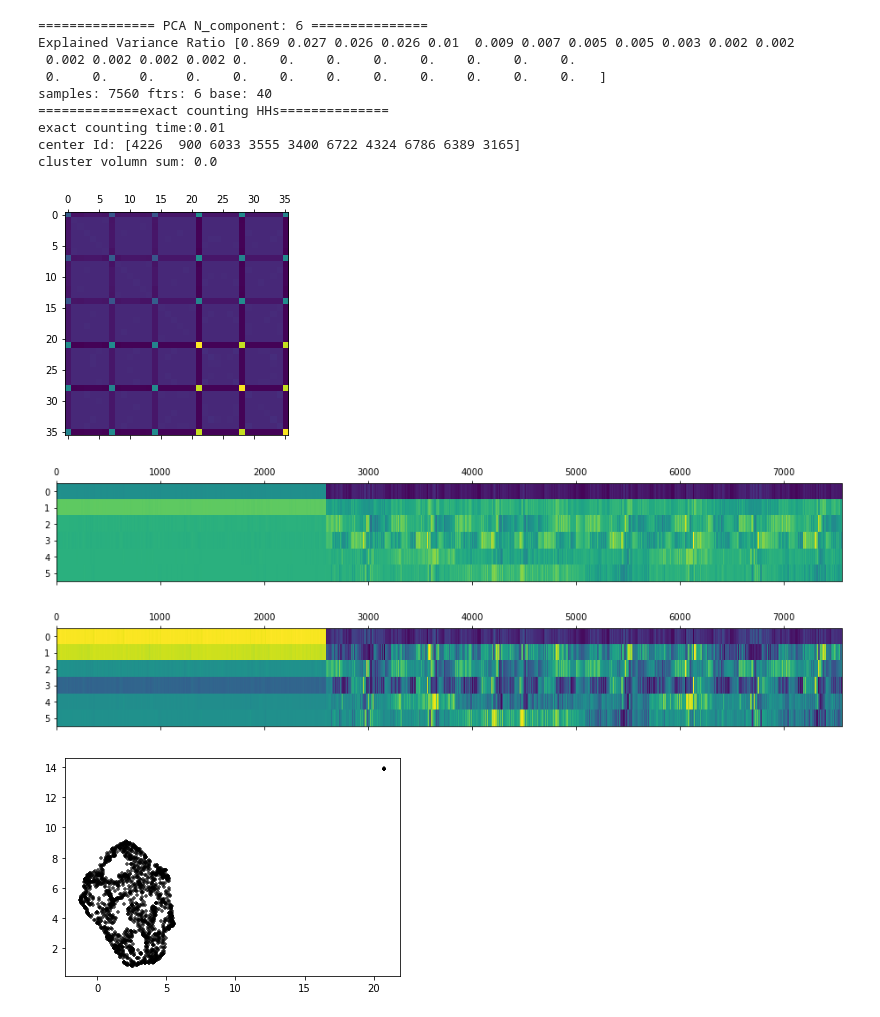
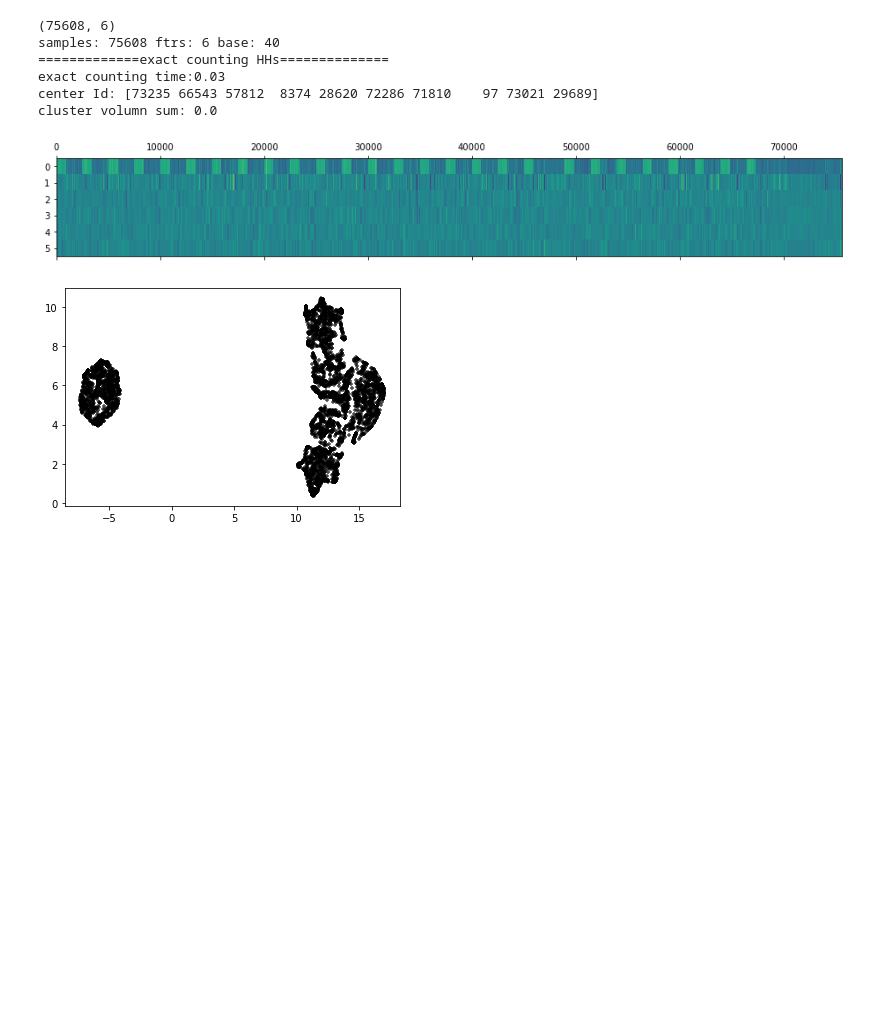
Before and after one commit to ViskaWei/hill-sketch, a Jupyter notebook: hillSketch/hill_sketch.ipynb, the cells around one changed output. Cells and saved outputs as stored; diff of their text form; code cells hidden in the pictures; blank space fills up the shorter version.

```diff
--- a/hillSketch/hill_sketch.ipynb
+++ b/hillSketch/hill_sketch.ipynb
@@ -4,7 +4,7 @@
 # %%
 # DATASET = '/home/swei20/sketch/hill-sketch/data/simple/SS-abaqus-data.xlsx'
 # DATASET = '../data/simple/kmat.xlsx'
-DATASET = '../data/simple/EE.csv'
+DATASET = '../data/simple/15/SS25.csv'
 # %%
 from code.pipeline.pipeline import *
 # %%
@@ -18,19 +19,14 @@ isCenter=True
 # %%
-data,kmap,cMat = run_hill_sketch(DATASET,nCluster, dimPCA, base, name=name, isVol=isVol, isCenter=True, dtype='uint64',offset=1,isPlot=isPlot)
+data,kmap,cMat = run_hill_sketch(DATASET, nCluster, dimPCA, base, name=name, isVol=isVol, isCenter=False, dtype='uint64',offset=1,isPlot=isPlot)
 # %% [output]
-=============== PCA N_component: 6 ===============
-Explained Variance Ratio [0.869 0.027 0.026 0.026 0.01  0.009 0.007 0.005 0.005 0.003 0.002 0.002
- 0.002 0.002 0.002 0.002 0.    0.    0.    0.    0.    0.    0.    0.
- 0.    0.    0.    0.    0.    0.    0.    0.    0.    0.    0.    0.   ]
-samples: 7560 ftrs: 6 base: 40
+(75608, 6)
+samples: 75608 ftrs: 6 base: 40
 =============exact counting HHs==============
-exact counting time:0.01
-center Id: [4226  900 6033 3555 3400 6722 4324 6786 6389 3165]
+exact counting time:0.03
+center Id: [73235 66543 57812  8374 28620 72286 71810    97 73021 29689]
 cluster volumn sum: 0.0
-[figure, old version]
+[figure, new version]
-[figure, old version]
+[figure, new version]
-[figure, removed]
-[figure, removed]
 # %%
 plot_data(data,kmap, cut = 2580, rng=50)
 # %% [output]
```
Also changed, not shown: parts of 5 cells of this notebook, 7 other files.
